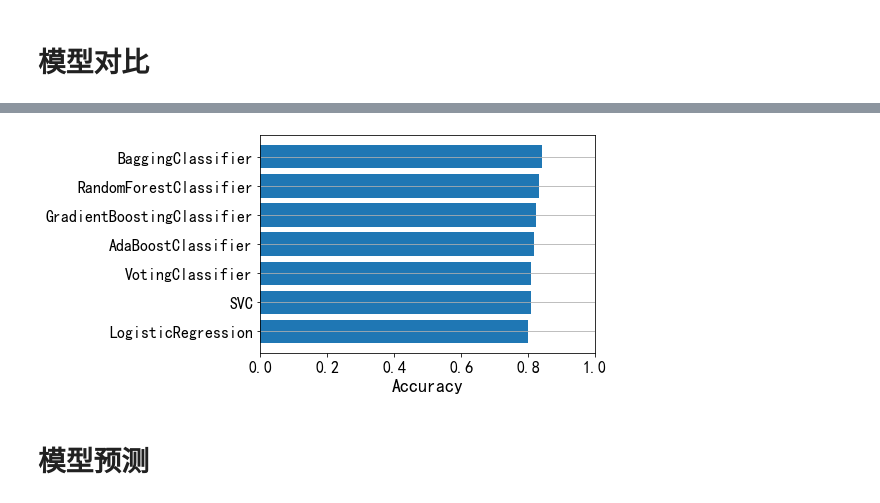
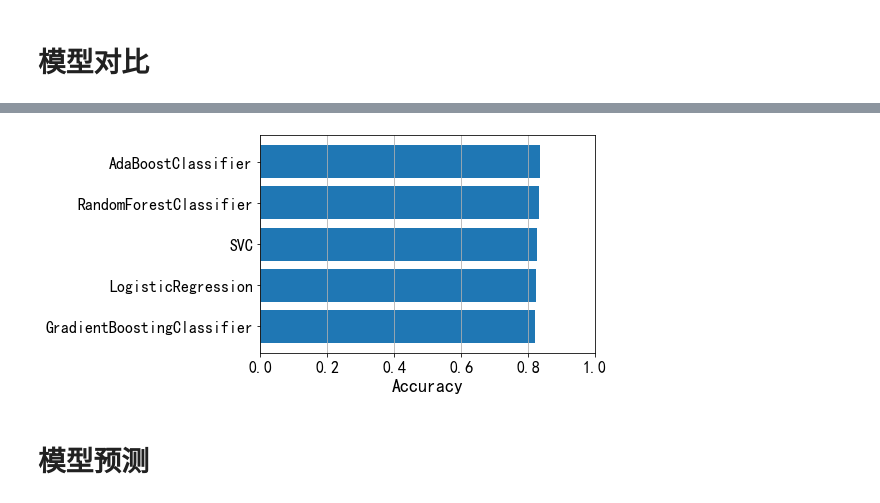
Before and after one commit to KingsleyCl/Kaggle, a Jupyter notebook: Titanic/Titanic.ipynb, the cells around one changed output, grey strips where cells are left out. Cells and saved outputs as stored; diff of their text form; code cells hidden in the pictures.

```diff
--- a/Titanic/Titanic.ipynb
+++ b/Titanic/Titanic.ipynb
@@ -502,6 +459,6 @@ score.to_frame()
 # %%
 # 选择特征并归一化
-full_mat = MinMaxScaler().fit_transform(full)
+full_mat = MinMaxScaler().fit_transform(full.drop(columns=['Family', 'AgeStage', 'Embarked_Q']))
 
 train_X = full_mat[sou_index - 1, 1:]
 train_y = full_mat[sou_index - 1, 0].astype('uint8')
@@ -509,6 +466,14 @@ train_y = full_mat[sou_index - 1, 0].astype('uint8')
 test_X = full_mat[pre_index - 1, 1:]
 # %% [markdown]
 # 模型对比
+# %%
+#各个模型
+models = [LogisticRegression(),
+          SVC(),
+          RandomForestClassifier(),
+          AdaBoostClassifier(),
+          GradientBoostingClassifier()]
+model_name = ['LogisticRegression', 'SVC', 'RandomForestClassifier', 'AdaBoostClassifier', 'GradientBoostingClassifier']
 # %%
 def plot_learning_curve(estimator, title, X, y, ylim=None, cv=None, n_jobs=-1, train_sizes=np.linspace(.05, 1., 20), verbose=0, plot=True):
     '''
@@ -559,17 +524,7 @@ def plot_learning_curve(estimator, title, X, y, ylim=None, cv=None, n_jobs=-1, t
     diff = (train_scores_mean[-1] + train_scores_std[-1]) - (test_scores_mean[-1] - test_scores_std[-1])
     return train_scores_mean[-1], test_scores_mean[-1], midpoint, diff
 # %%
-def model_train(train_X, train_y, cv=3):
-    #各个模型
-    models = [LogisticRegression(),
-              SVC(),
-              RandomForestClassifier(),
-              AdaBoostClassifier(),
-              GradientBoostingClassifier(),
-              BaggingClassifier(),
-              VotingClassifier([('lr', LogisticRegression()), ('svc', SVC()), ('abc', AdaBoostClassifier())])]
-    model_name = ['LogisticRegression', 'SVC', 'RandomForestClassifier', 'AdaBoostClassifier', 'GradientBoostingClassifier', 'BaggingClassifier', 'VotingClassifier']
-
+def model_train(train_X, train_y, models, model_name, cv=3):
     scores = []
     #循环得到所有模型的训练结果
     for name, model in zip(model_name, models):
@@ -588,5 +543,6 @@ def model_train(train_X, train_y, cv=3):
 
     return score_df
 # %%
-score_df = model_train(train_X, train_y, 5)
+score_df = model_train(train_X, train_y, models, model_name, cv=5)
+score_df
 # %% [output]
@@ -600,13 +560,13 @@ score_df = model_train(train_X, train_y, 5)
 # %%
 # 预测准确率可视化对比
 plt.barh(score_df['model'], score_df['score'])
 plt.xlim(0, 1)
 plt.xlabel('Accuracy', fontsize=18)
 plt.xticks(fontsize=16)
 plt.yticks(fontsize=16)
-plt.grid(axis='y')
+plt.grid(axis='x')
 # %% [output]
-[figure, old version]
+[figure, new version]
 # %% [markdown]
 # 模型预测
 # %%
```
Also changed, not shown: parts of 12 cells of this notebook, 7 other files.
